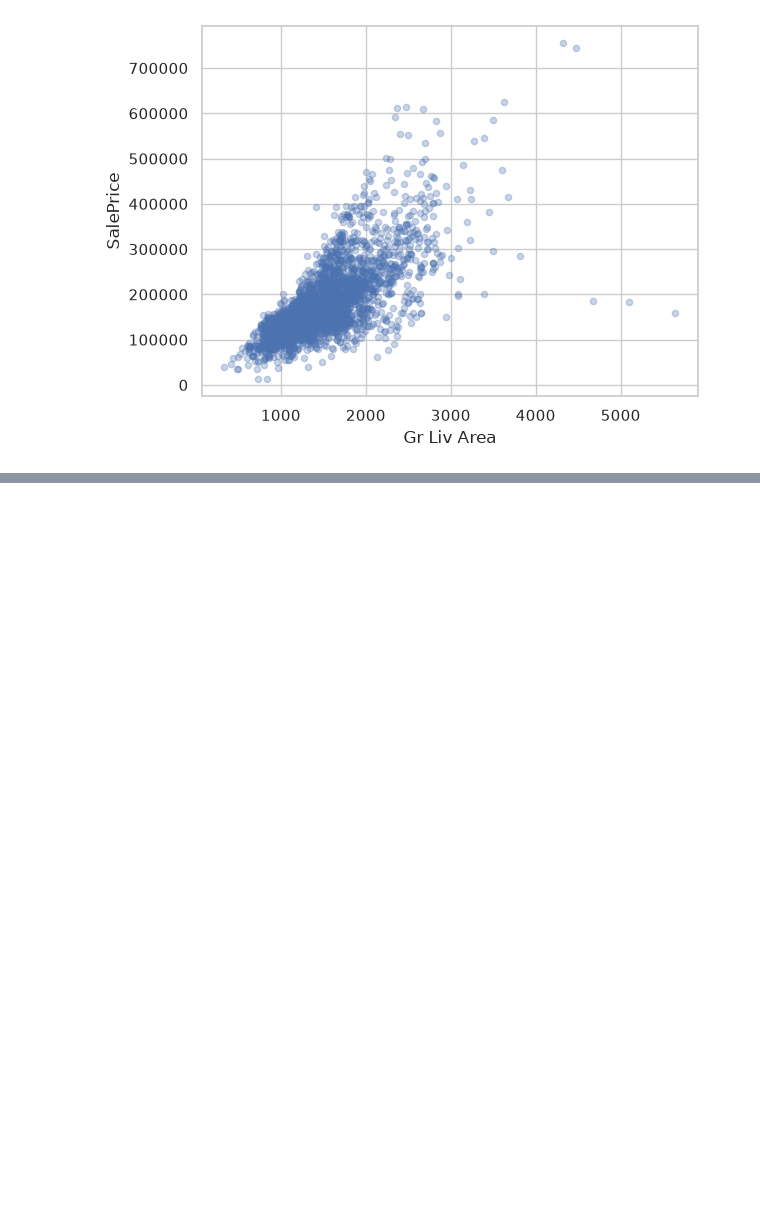
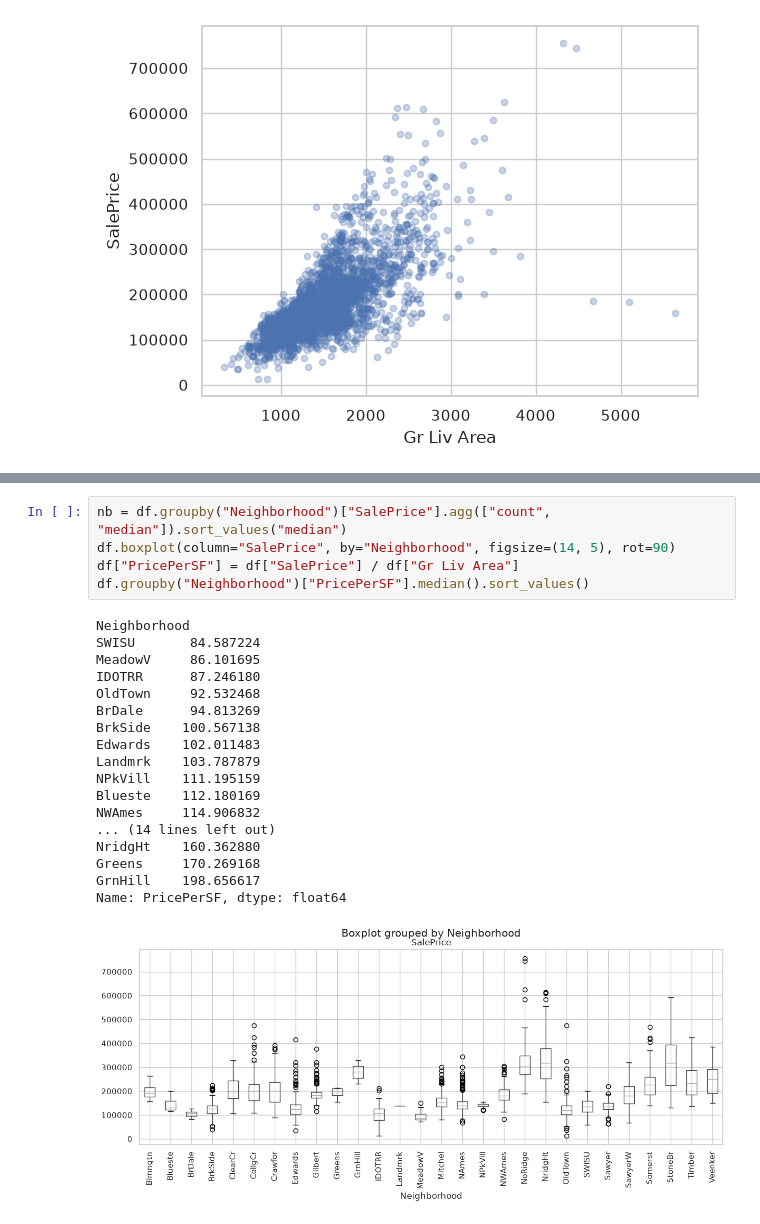
Before and after one commit to Galacticica/data-science-class, a Jupyter notebook: Ames Housing/ames.ipynb, the cells around one changed output, grey strips where cells are left out. Cells and saved outputs as stored; diff of their text form; blank space fills up the shorter version.

```diff
--- a/Ames Housing/ames.ipynb
+++ b/Ames Housing/ames.ipynb
@@ -234,0 +238,24 @@ np.float64(0.7067799209766279)
+# %%
+nb = df.groupby("Neighborhood")["SalePrice"].agg(["count", "median"]).sort_values("median")
+df.boxplot(column="SalePrice", by="Neighborhood", figsize=(14, 5), rot=90)
+df["PricePerSF"] = df["SalePrice"] / df["Gr Liv Area"]
+df.groupby("Neighborhood")["PricePerSF"].median().sort_values()
+# %% [output]
+Neighborhood
+SWISU       84.587224
+MeadowV     86.101695
+IDOTRR      87.246180
+OldTown     92.532468
+BrDale      94.813269
+BrkSide    100.567138
+Edwards    102.011483
+Landmrk    103.787879
+NPkVill    111.195159
+Blueste    112.180169
+NWAmes     114.906832
+... (14 lines left out)
+NridgHt    160.362880
+Greens     170.269168
+GrnHill    198.656617
+Name: PricePerSF, dtype: float64
+[figure, added]
```
Also changed, not shown: parts of 5 cells of this notebook.
